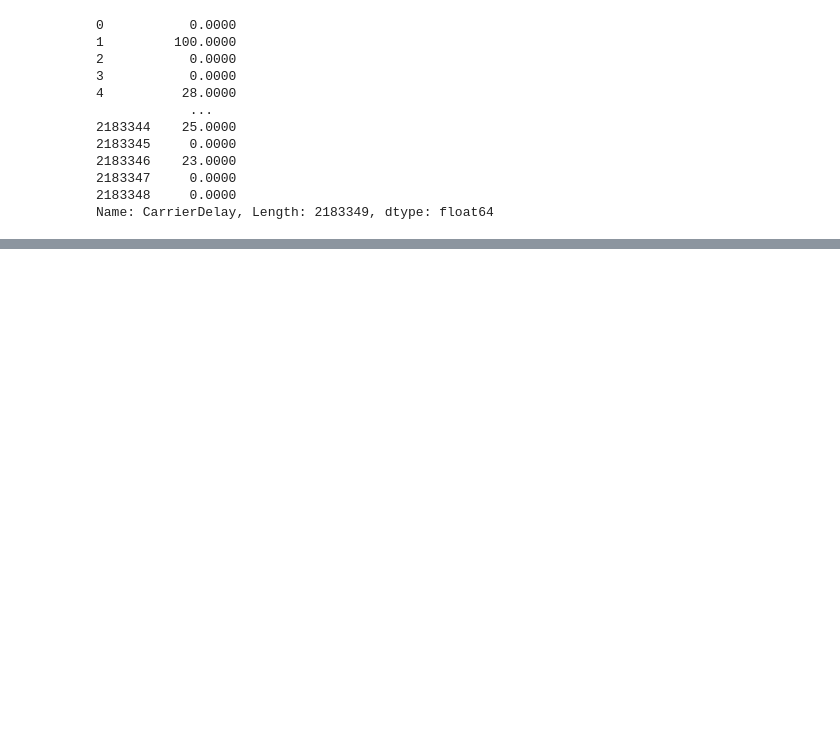
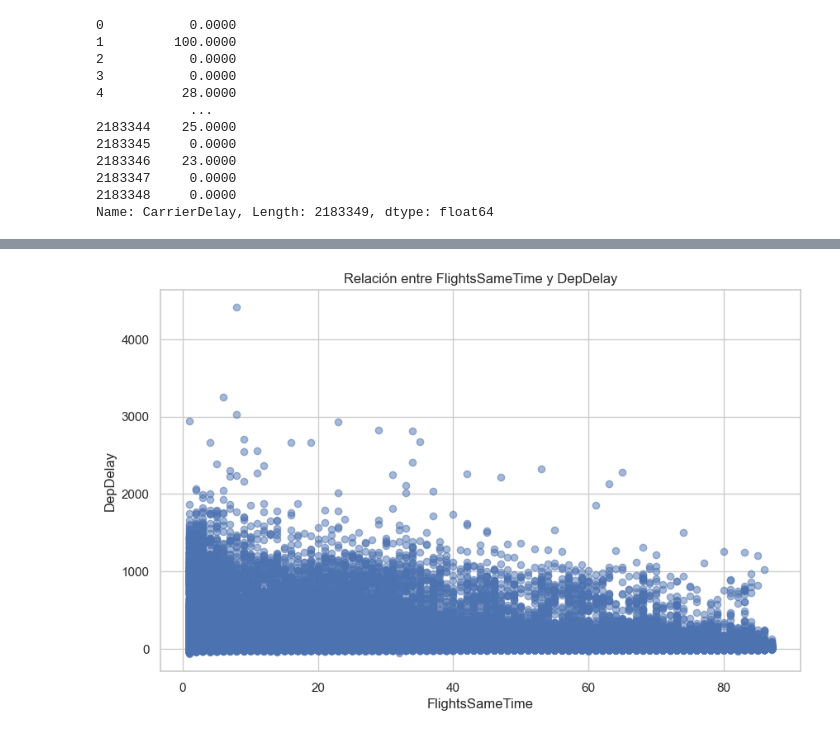
Before and after one commit to martinpimentel/flight-delay-predictions, a Jupyter notebook: EDA.ipynb, the cells around one changed output, grey strips where cells are left out. Drawn from its saved outputs; the diff is of its cells as text; code cells hidden in the pictures; blank space fills up the shorter version.

```diff
--- a/EDA.ipynb
+++ b/EDA.ipynb
@@ -504 +500,17 @@ plt.show()
 [figure]
+# %%
+df['FlightsPerHourAirport'] = df.groupby(['Origin', 'Year', 'Month', 'DayofMonth', df['CRSDepTime'] // 100])['FlightDate'].transform('count')
+# %%
+df['CRSDepTime'] = df['CRSDepTime'].astype(str)
+df['CRSDepTime'] = df['CRSDepTime'].str.zfill(4)
+df['DepHour'] = df['CRSDepTime'].str[:-2]
+df['DepMinute'] = df['CRSDepTime'].str[-2:]
+# %%
+df['DepHour'] = df['DepHour'].str.zfill(2)
+df['DepMinute'] = df['DepMinute'].str.zfill(2)
+# %%
+flight_counts = df.groupby(['Origin', 'Month', 'DayofMonth', 'DepHour']).size().reset_index(name='FlightsSameTime')
+
+df = df.merge(flight_counts, on=['Origin', 'Month', 'DayofMonth', 'DepHour'], how='left')
+
+df['FlightsSameTime'] = df['FlightsSameTime'].fillna(0).astype(int)
@@ -504,0 +527,9 @@ plt.show()
+# %%
+plt.figure(figsize=(10, 6))
+plt.scatter(df['FlightsSameTime'], df['DepDelay'], alpha=0.5)
+plt.title('Relación entre FlightsSameTime y DepDelay')
+plt.xlabel('FlightsSameTime')
+plt.ylabel('DepDelay')
+plt.grid(True)
+# %% [output]
+[figure, added]
```
Also changed, not shown: parts of 20 cells of this notebook.
